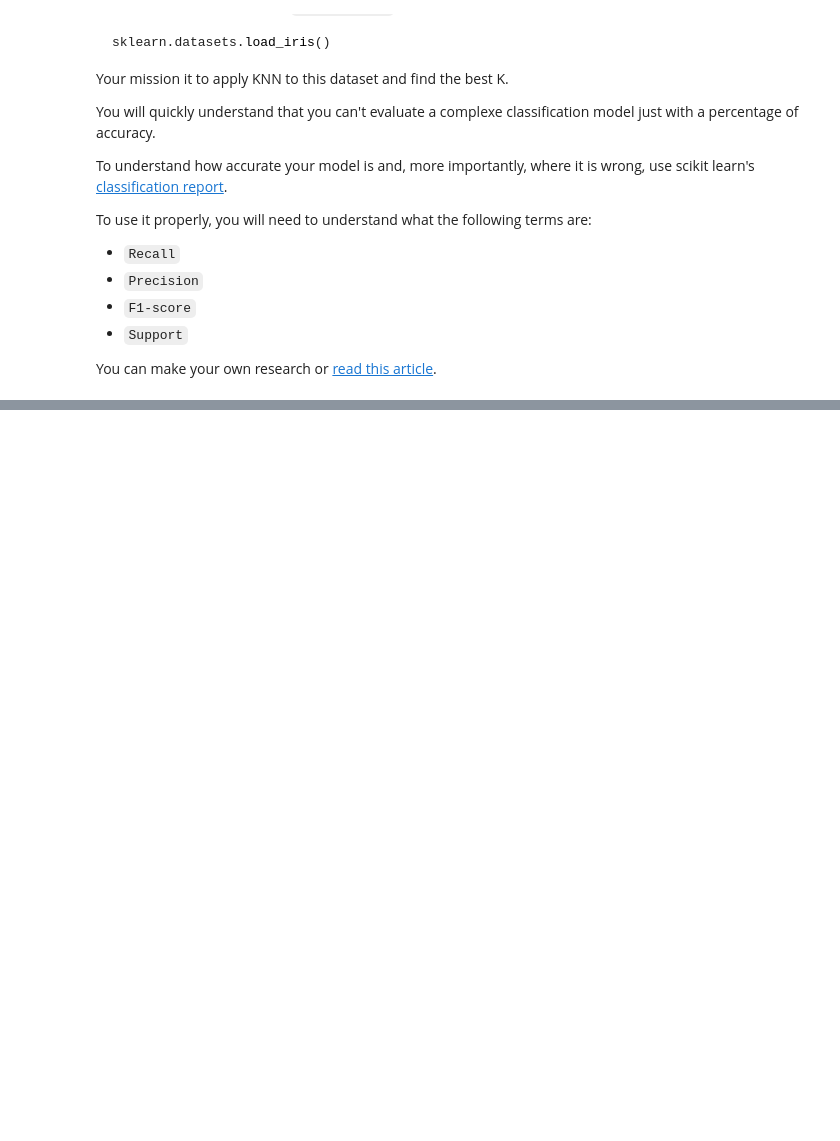
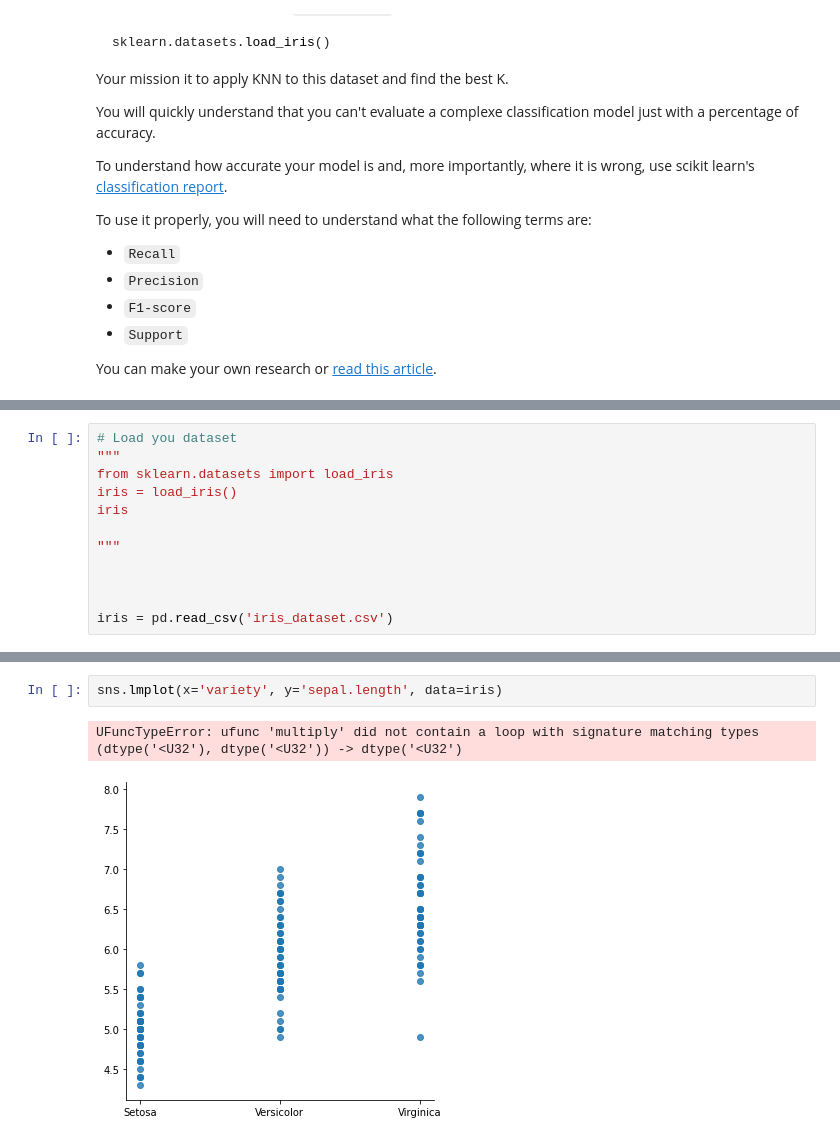
Before and after one commit to annejungers/GNT-Arai-2.31---Anne, a Jupyter notebook: content/4.machine_learning/2.classication/2.1.Drills_knn.ipynb, the cells around one changed output, grey strips where cells are left out. Drawn from its saved outputs; the diff is of its cells as text; blank space fills up the shorter version.

```diff
--- a/content/4.machine_learning/2.classication/2.1.Drills_knn.ipynb
+++ b/content/4.machine_learning/2.classication/2.1.Drills_knn.ipynb
@@ -35,2 +37,14 @@ You can make your own research or [read this article](https://www.analyticsvidhy
+# %%
+# Load you dataset
+"""
+from sklearn.datasets import load_iris
+iris = load_iris()
+iris
+
+"""
+
+
+
+iris = pd.read_csv('iris_dataset.csv')
 # %%
 # Explore the dataset to understand it. (use pandas and your data visualation's favorite library)
@@ -37,2 +74,7 @@ You can make your own research or [read this article](https://www.analyticsvidhy
+# %%
+sns.lmplot(x='variety', y='sepal.length', data=iris)
+# %% [output]
+UFuncTypeError: ufunc 'multiply' did not contain a loop with signature matching types (dtype('<U32'), dtype('<U32')) -> dtype('<U32')
+[figure, added]
 # %%
 # Preprocess the data (deal with NaNs, deal with text features,...)
```
Also changed, not shown: parts of 13 cells of this notebook, 2 other files.
